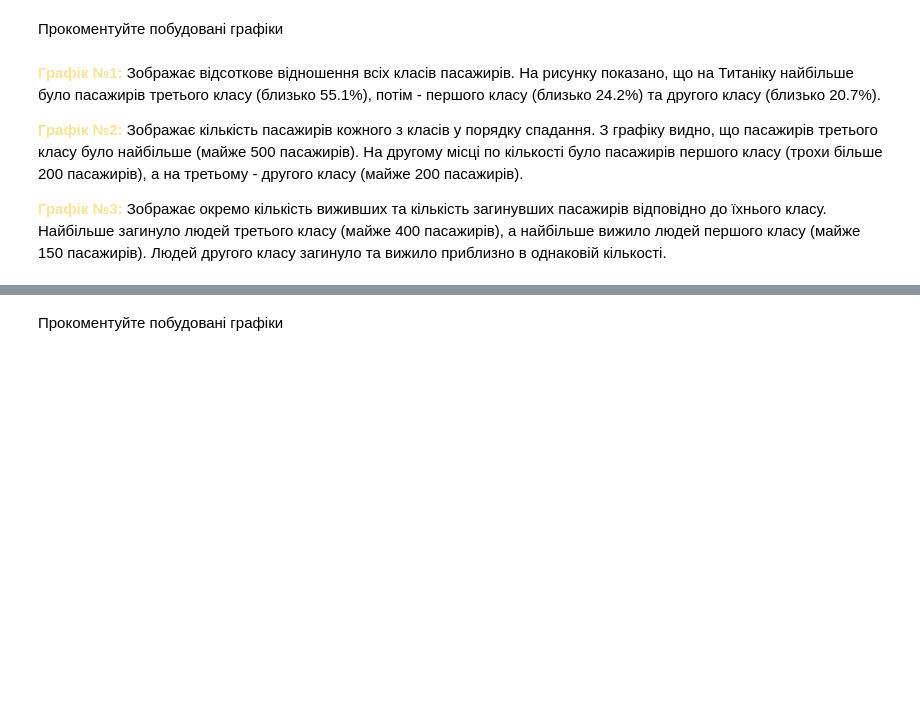
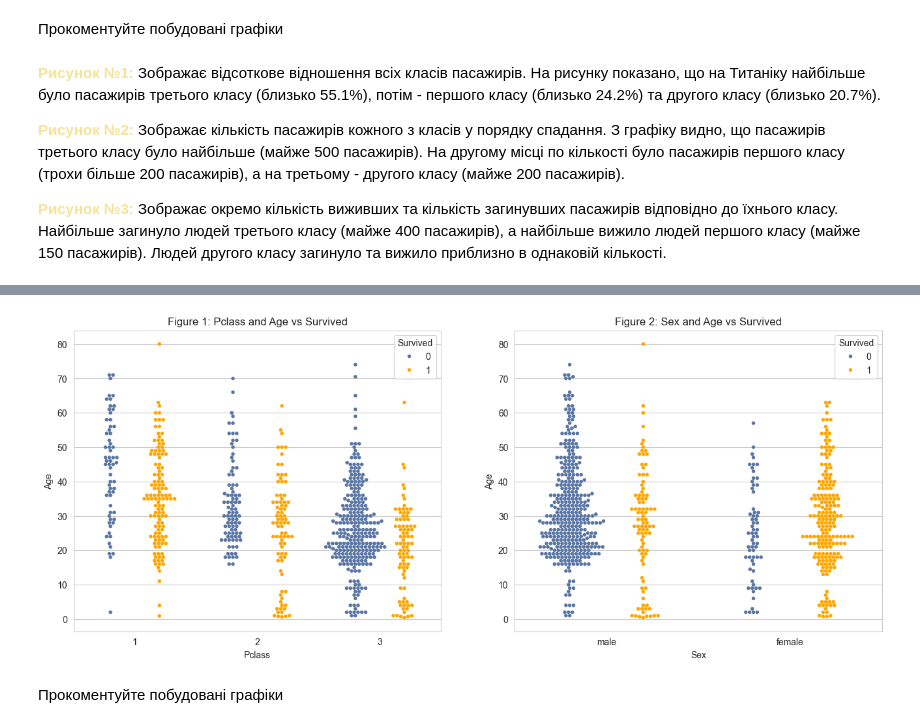
Before and after one commit to HumnytskaLiza/ai-labs, a Jupyter notebook: task2/task2_basic_ai_python_liza_humnytska.ipynb, the cells around one changed output, grey strips where cells are left out. Saved outputs shown, nothing was run; the diff lists cells and outputs as text; code cells hidden in the pictures; blank space fills up the shorter version.

```diff
--- a/task2/task2_basic_ai_python_liza_humnytska.ipynb
+++ b/task2/task2_basic_ai_python_liza_humnytska.ipynb
@@ -225,11 +222,11 @@ plt.show()
 # %% [markdown]
 Прокоментуйте побудовані графіки
 # %% [markdown]
-<font color='#F5E398'><b>Графік №1:</b></font> Зображає відсоткове відношення всіх класів пасажирів. На рисунку показано, що на Титаніку найбільше було пасажирів третього класу (близько 55.1%), потім - першого класу (близько 24.2%) та другого класу (близько 20.7%).
+<font color='#F5E398'><b>Рисунок №1:</b></font> Зображає відсоткове відношення всіх класів пасажирів. На рисунку показано, що на Титаніку найбільше було пасажирів третього класу (близько 55.1%), потім - першого класу (близько 24.2%) та другого класу (близько 20.7%).
 
-<font color='#F5E398'><b>Графік №2:</b></font> Зображає кількість пасажирів кожного з класів у порядку спадання. З графіку видно, що пасажирів третього класу було найбільше (майже 500 пасажирів). На другому місці по кількості було пасажирів першого класу (трохи більше 200 пасажирів), а на третьому - другого класу (майже 200 пасажирів).
+<font color='#F5E398'><b>Рисунок №2:</b></font> Зображає кількість пасажирів кожного з класів у порядку спадання. З графіку видно, що пасажирів третього класу було найбільше (майже 500 пасажирів). На другому місці по кількості було пасажирів першого класу (трохи більше 200 пасажирів), а на третьому - другого класу (майже 200 пасажирів).
 
-<font color='#F5E398'><b>Графік №3:</b></font> Зображає окремо кількість виживших та кількість загинувших пасажирів відповідно до їхнього класу. Найбільше загинуло людей третього класу (майже 400 пасажирів), а найбільше вижило людей першого класу (майже 150 пасажирів). Людей другого класу загинуло та вижило приблизно в однаковій кількості.
+<font color='#F5E398'><b>Рисунок №3:</b></font> Зображає окремо кількість виживших та кількість загинувших пасажирів відповідно до їхнього класу. Найбільше загинуло людей третього класу (майже 400 пасажирів), а найбільше вижило людей першого класу (майже 150 пасажирів). Людей другого класу загинуло та вижило приблизно в однаковій кількості.
 # %% [markdown]
 **Задача 7:** Побудуйте наступні графіки та опишіть, що власне на них відображається.
 ![image.png](embedded-picture-1)![image.png](attachment:51486806-bd5d-4ae3-b95a-548aebf83de2.png)
@@ -238,2 +233,19 @@ plt.show()
+# %%
+df_pclass_age_survived = dataset[["Pclass", "Age", "Survived"]]
+
+df_sex_age_survived = dataset[["Sex", "Age", "Survived"]]
+
+fig, (ax1, ax2) = plt.subplots(1,2, figsize=(16, 6))
+sns.set_style("whitegrid")
+
+sns.swarmplot(data=df_pclass_age_survived, x="Pclass", y="Age", hue="Survived", dodge=True, ax=ax1, size=4, palette=['#5975A4', 'orange'])
+ax1.set_title("Figure 1: Pclass and Age vs Survived")
+
+sns.swarmplot(data=df_sex_age_survived, x="Sex", y="Age", hue="Survived", dodge=True, ax=ax2, size=4, palette=['#5975A4', 'orange'])
+ax2.set_title("Figure 2: Sex and Age vs Survived")
+
+plt.show()
+# %% [output]
+[figure, added]
 # %% [markdown]
 Прокоментуйте побудовані графіки
```
Also changed, not shown: parts of 6 cells of this notebook, 2 other files.
